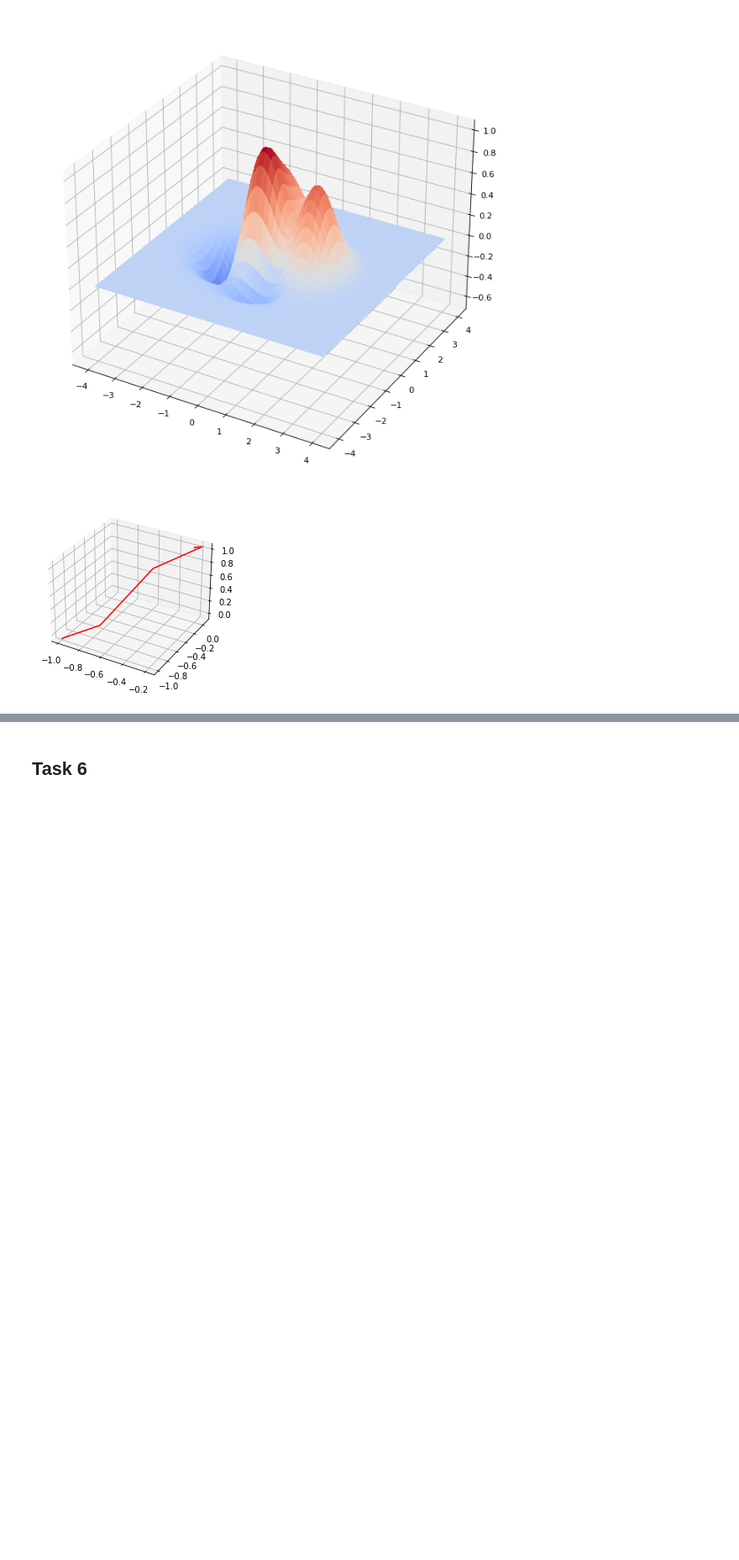
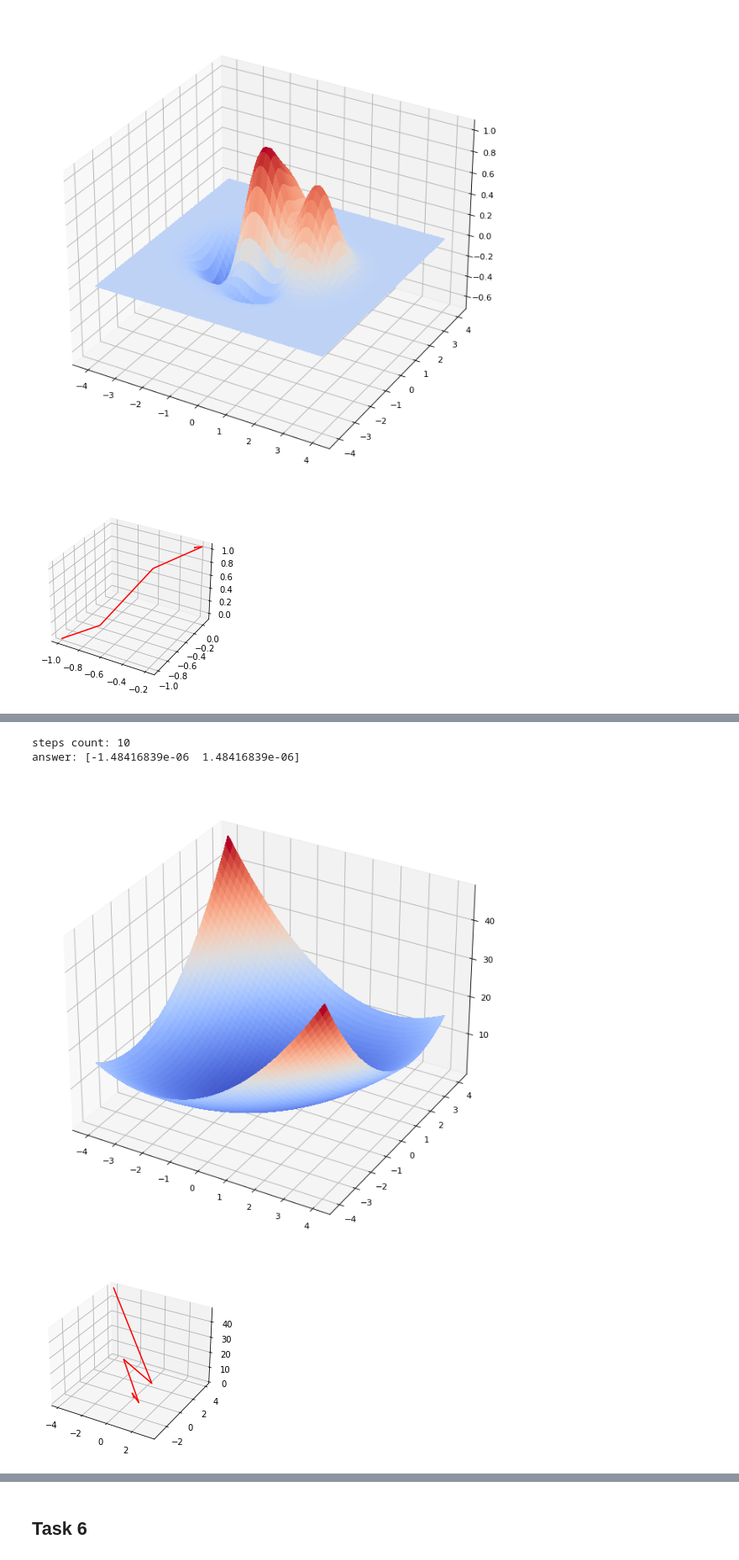
Before and after one commit to IvanMaslov/MethOptLab1, a Jupyter notebook: 01_gradient.ipynb, the cells around one changed output, grey strips where cells are left out. Shown at 84% size. Drawn from its saved outputs; the diff is of its cells as text; code cells hidden in the pictures; blank space fills up the shorter version.

```diff
--- a/01_gradient.ipynb
+++ b/01_gradient.ipynb
@@ -313,0 +346,3 @@ answer: [-2.20042988e-01  1.88583825e-05]
+# %%
+funct_u = _x ** 2 + _y ** 2 - _x * _y
+u, u_grad = gen_from_symbolic(funct_u, [_x, _y])
@@ -313,0 +354,7 @@ answer: [-2.20042988e-01  1.88583825e-05]
+# %%
+make_experiment_3d(u, u_grad, expr_step_builder(0.1, 0.6), np.array([-4, 4]), False)
+# %% [output]
+steps count: 10
+answer: [-1.48416839e-06  1.48416839e-06]
+[figure, added]
+[figure, added]
```
Also changed, not shown: parts of 9 cells of this notebook, 1 other file.
